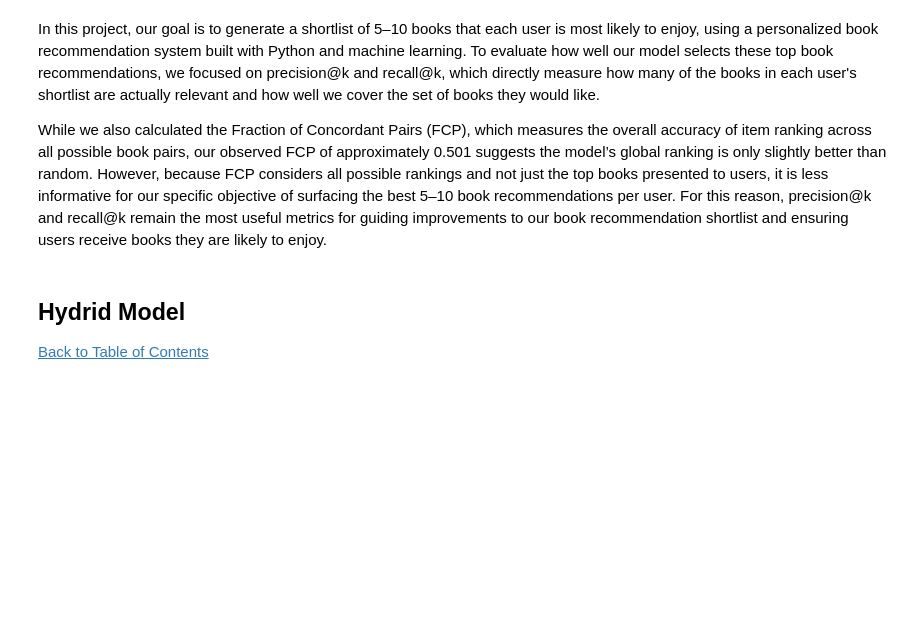
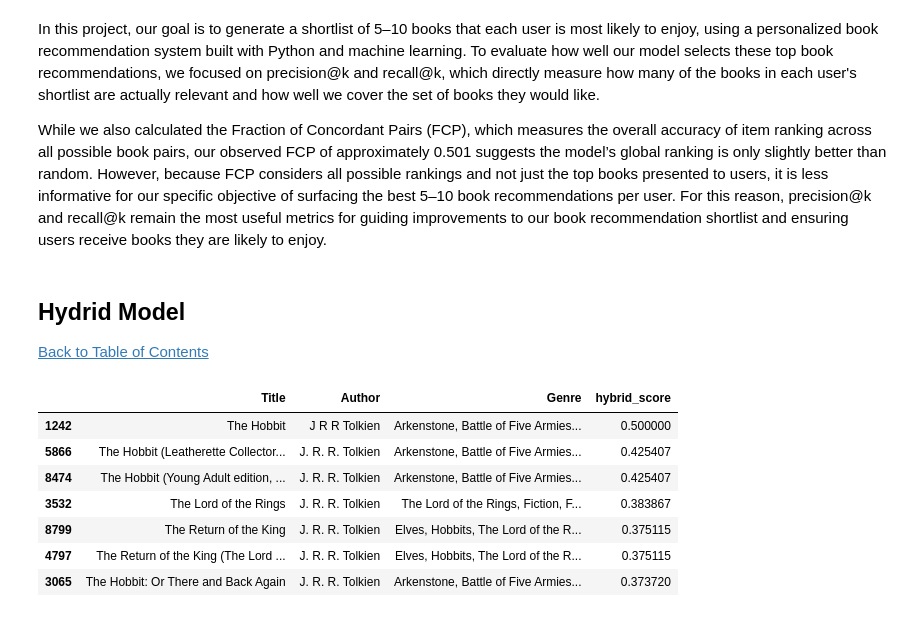
Before and after one commit to MiliThakrar/Book-Recommendations, a Jupyter notebook: notebooks/4. Advance Modeling.ipynb, the cells around one changed output. Drawn from its saved outputs; the diff is of its cells as text; code cells hidden in the pictures; blank space fills up the shorter version.

```diff
--- a/notebooks/4. Advance Modeling.ipynb
+++ b/notebooks/4. Advance Modeling.ipynb
@@ -606,0 +640,12 @@ top_books = [candidate_books[i] for i in top_indices]
+# %%
+# Now you can call your recommendation function
+hybrid_recommendation(df, collab_model, user_id=None, user_query="The Hobbit", top_n=7, alpha=0.5)
+# %% [output]
+|  | Title | Author | Genre | hybrid_score |
+| 1242 | The Hobbit | J R R Tolkien | Arkenstone, Battle of Five Armies... | 0.500000 |
+| 5866 | The Hobbit (Leatherette Collector... | J. R. R. Tolkien | Arkenstone, Battle of Five Armies... | 0.425407 |
+| 8474 | The Hobbit (Young Adult edition, ... | J. R. R. Tolkien | Arkenstone, Battle of Five Armies... | 0.425407 |
+| 3532 | The Lord of the Rings | J. R. R. Tolkien | The Lord of the Rings, Fiction, F... | 0.383867 |
+| 8799 | The Return of the King | J. R. R. Tolkien | Elves, Hobbits, The Lord of the R... | 0.375115 |
+| 4797 | The Return of the King (The Lord ... | J. R. R. Tolkien | Elves, Hobbits, The Lord of the R... | 0.375115 |
+| 3065 | The Hobbit: Or There and Back Again | J. R. R. Tolkien | Arkenstone, Battle of Five Armies... | 0.373720 |
```
Also changed, not shown: parts of 6 cells of this notebook.
